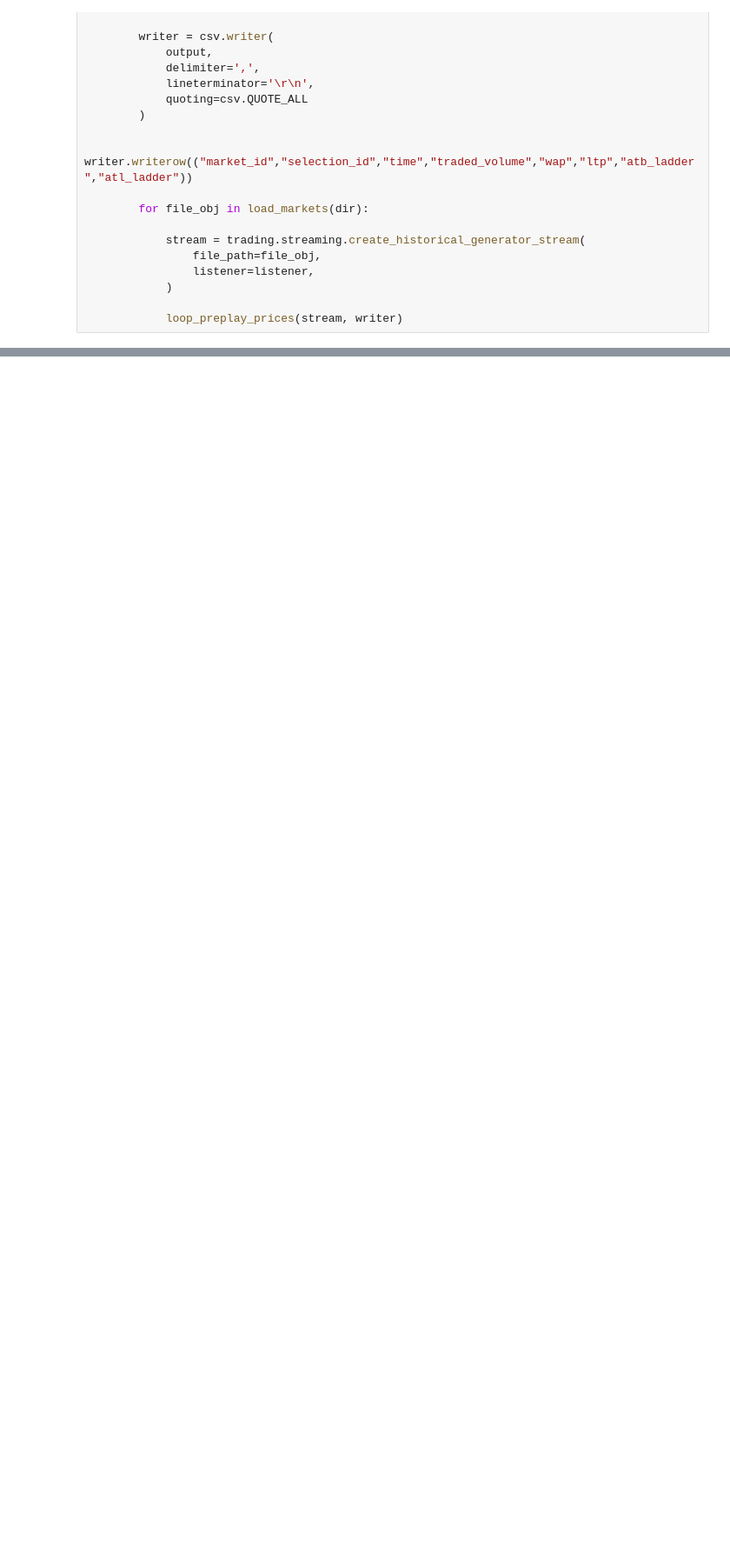
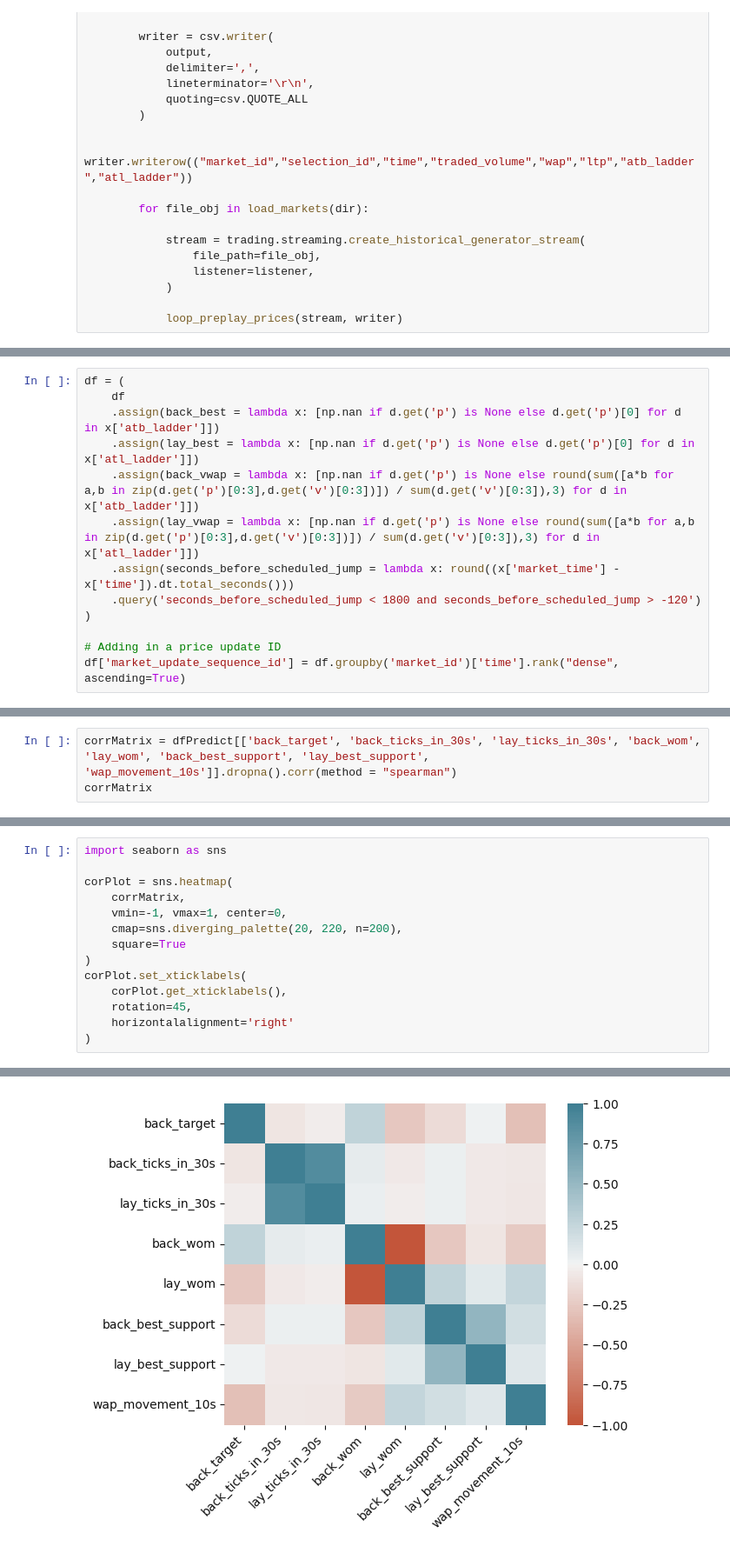
Before and after one commit to TMBish/bfStreamTutorials, a Jupyter notebook: 03-market-movements/03-article/movements.ipynb, the cells around one changed output, grey strips where cells are left out. Shown at 87% size. Drawn from its saved outputs; the diff is of its cells as text; blank space fills up the shorter version.

```diff
--- a/03-market-movements/03-article/movements.ipynb
+++ b/03-market-movements/03-article/movements.ipynb
@@ -377,0 +464,13 @@ print("__ Parsing Detailed Preplay Prices ___ ")
+# %%
+df = (
+    df
+    .assign(back_best = lambda x: [np.nan if d.get('p') is None else d.get('p')[0] for d in x['atb_ladder']])
+    .assign(lay_best = lambda x: [np.nan if d.get('p') is None else d.get('p')[0] for d in x['atl_ladder']])
+    .assign(back_vwap = lambda x: [np.nan if d.get('p') is None else round(sum([a*b for a,b in zip(d.get('p')[0:3],d.get('v')[0:3])]) / sum(d.get('v')[0:3]),3) for d in x['atb_ladder']])
+    .assign(lay_vwap = lambda x: [np.nan if d.get('p') is None else round(sum([a*b for a,b in zip(d.get('p')[0:3],d.get('v')[0:3])]) / sum(d.get('v')[0:3]),3) for d in x['atl_ladder']])
+    .assign(seconds_before_scheduled_jump = lambda x: round((x['market_time'] - x['time']).dt.total_seconds()))
+    .query('seconds_before_scheduled_jump < 1800 and seconds_before_scheduled_jump > -120')
+)
+
+# Adding in a price update ID
+df['market_update_sequence_id'] = df.groupby('market_id')['time'].rank("dense", ascending=True)
@@ -377,0 +1115,3 @@ print("__ Parsing Detailed Preplay Prices ___ ")
+# %%
+corrMatrix = dfPredict[['back_target', 'back_ticks_in_30s', 'lay_ticks_in_30s', 'back_wom', 'lay_wom', 'back_best_support', 'lay_best_support', 'wap_movement_10s']].dropna().corr(method = "spearman")
+corrMatrix
@@ -377,0 +1128,15 @@ print("__ Parsing Detailed Preplay Prices ___ ")
+# %%
+import seaborn as sns
+
+corPlot = sns.heatmap(
+    corrMatrix,
+    vmin=-1, vmax=1, center=0,
+    cmap=sns.diverging_palette(20, 220, n=200),
+    square=True
+)
+corPlot.set_xticklabels(
+    corPlot.get_xticklabels(),
+    rotation=45,
+    horizontalalignment='right'
+)
+# %% [output]
@@ -377,0 +1151 @@ print("__ Parsing Detailed Preplay Prices ___ ")
+[figure, added]
```
Also changed, not shown: parts of 77 cells of this notebook, 3 other files.
